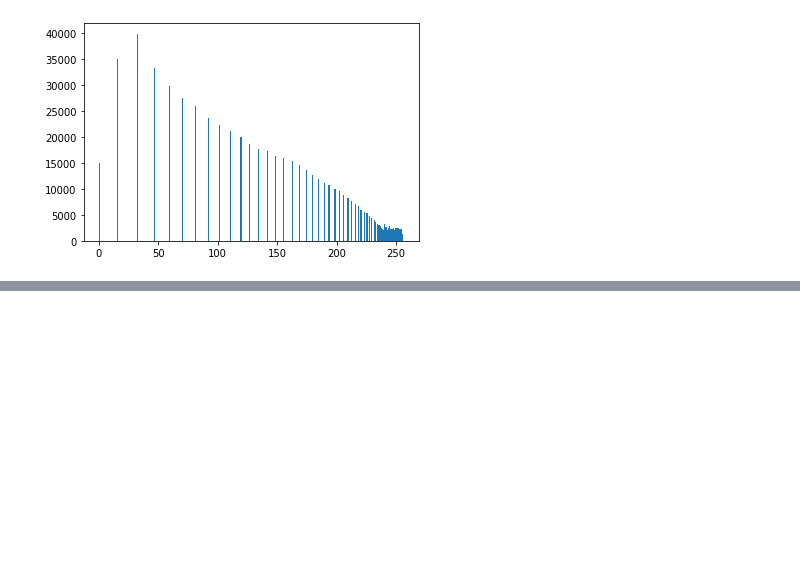
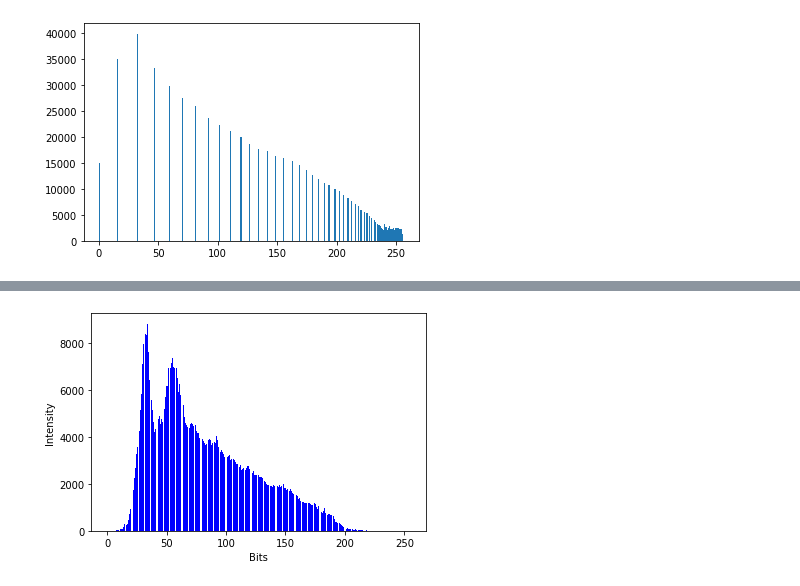
Before and after one commit to JazmynFuller/ImageProcessing, a Jupyter notebook: ImageProcessingHW2.ipynb, the cells around one changed output, grey strips where cells are left out. Saved outputs shown, nothing was run; the diff lists cells and outputs as text; code cells hidden in the pictures; blank space fills up the shorter version.

```diff
--- a/ImageProcessingHW2.ipynb
+++ b/ImageProcessingHW2.ipynb
@@ -83,0 +119,5 @@ plt.show()
+# %%
+#implement convolutions function
+def implement_convolutions(grey,kernel):
+    output_img = cv2.filter2D(grey, -1, kernel)
+    return output_img
@@ -83,0 +136,8 @@ plt.show()
+# %%
+convolution_for_w1 = implement_convolutions(img, w1)
+convolution_for_w2 = implement_convolutions(img, w2)
+convolution_for_w3 = implement_convolutions(img, w3)
+# %%
+manualHist(convolution_for_w1)
+# %% [output]
+[figure, added]
```
Also changed, not shown: parts of 11 cells of this notebook, 3 other files.
